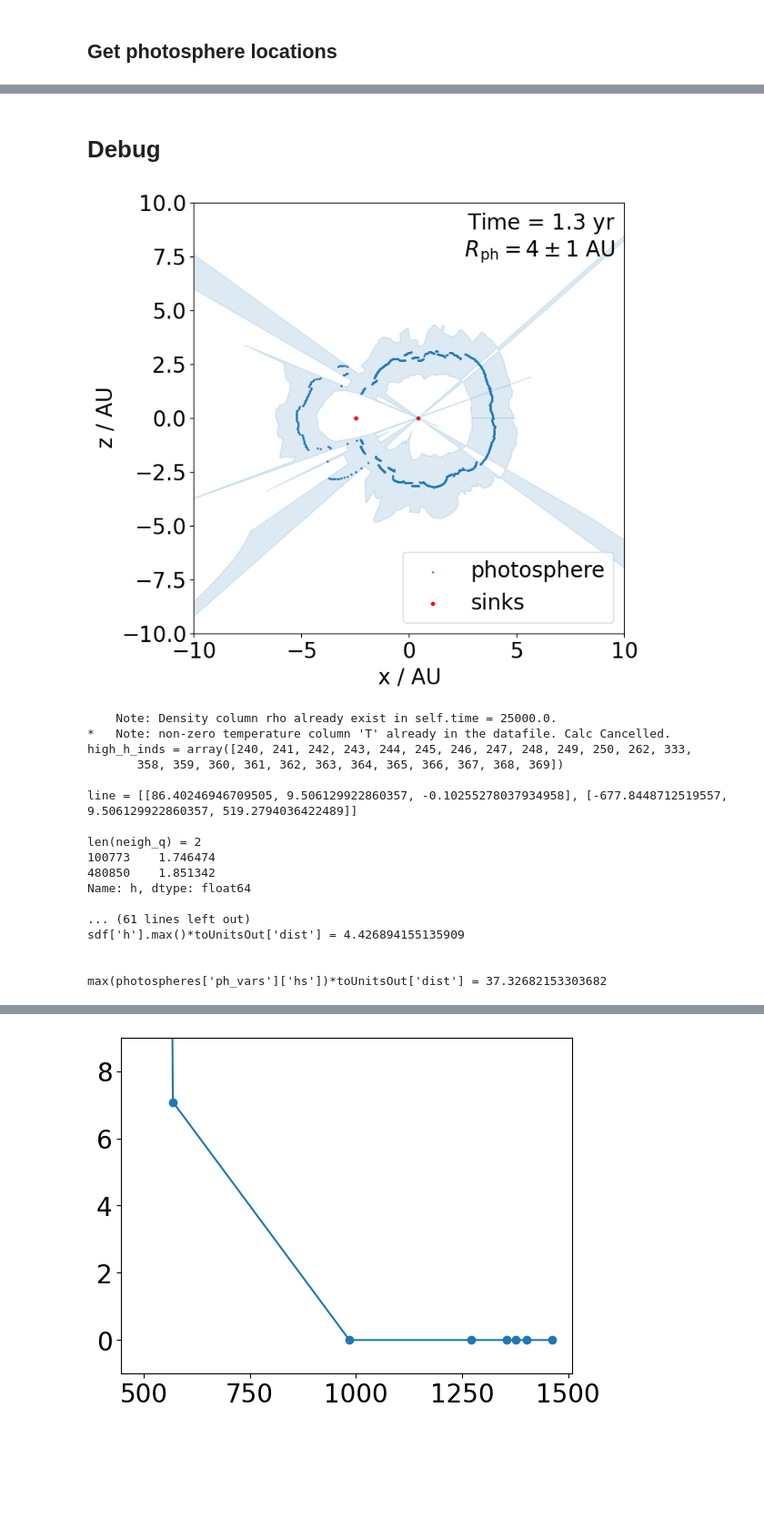
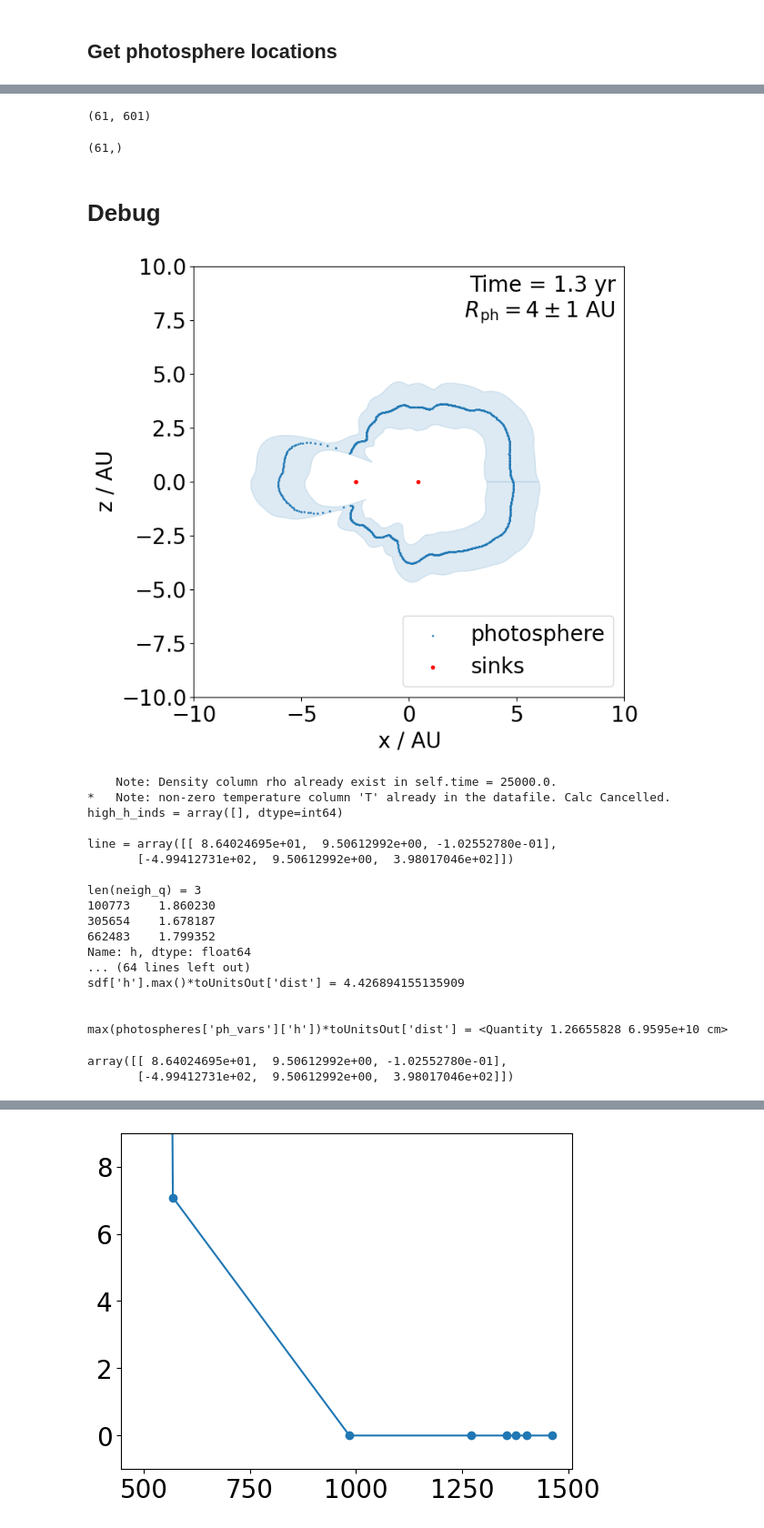
Before and after one commit to chunliangmu/RTinCEE-scripts-2024, a Jupyter notebook: script_PhLocCircles_analysis.ipynb, the cells around one changed output, grey strips where cells are left out. Shown at 91% size. Cells and saved outputs as stored; diff of their text form; code cells hidden in the pictures; blank space fills up the shorter version.

```diff
--- a/script_PhLocCircles_analysis.ipynb
+++ b/script_PhLocCircles_analysis.ipynb
@@ -140,7 +141,8 @@ if __name__ == '__main__':
             job_filename = mupl.get_filename_phantom_dumps(job_name, file_index)
             for ax, plane_axes in zip(axes_col, plane_axes_list):
                 try:
-                    photospheres = read_photospheres(f"{job_filename}__photosphere-xsec__R1-{plane_axes}.json")
+                    with open(f"{job_filename}__photosphere-xsec__R1-{plane_axes}.json", 'r') as f:
+                        photospheres = mupl.readwrite.json_load(f)
                 except FileNotFoundError:
                     print(f"Warning: File for {job_filename} does not exist.")
                 else:
@@ -213,7 +215,8 @@ if __name__ == '__main__':
             job_filename = mupl.get_filename_phantom_dumps(job_name, file_index)
             for ax, plane_axes in zip(axes_col, plane_axes_list):
                 try:
-                    photospheres = read_photospheres(f"{job_filename}__photosphere-xsec__R1-{plane_axes}.json")
+                    with open(f"{job_filename}__photosphere-xsec__R1-{plane_axes}.json", 'r') as f:
+                        photospheres = mupl.readwrite.json_load(f)
                 except FileNotFoundError:
                     print(f"Warning: File for {job_filename} does not exist.")
                 else:
@@ -258,3 +333,11 @@ Warning: File for ../photosphere/miguel_2m_2022/binary_17100 does not exist.
+# %%
+Ts_arr.shape
+# %% [output]
+(61, 601)
+# %%
+np.average(Ts_arr, axis=1).shape
+# %% [output]
+(61,)
 # %% [markdown]
 # Debug
 # %%
@@ -267,41 +350,42 @@ do_debug = True
 
 if __name__ == '__main__' and do_debug:
     photosphere_tau = 1.
     box_lim = 10
     xlim = (-box_lim, box_lim)
     ylim = xlim
     file_index = 500
     plane_axes = 'xzy'
     job_profile = JOB_PROFILES[3]
     job_name = job_profile['job_name']
     plot_title_suffix=job_profile['plot_title_suffix']
     job_filename = mupl.get_filename_phantom_dumps(job_name, file_index)
-    photospheres = read_photospheres(f"{job_filename}__photosphere-xsec__R1-{plane_axes}.json")
+    with open(f"{job_filename}__photosphere-xsec__R1-{plane_axes}.json", 'r') as f:
+        photospheres = mupl.readwrite.json_load(f)
     fig, ax, _ = plot_mpdf_photosphere_xsec(
                         photospheres,
                         job_name, file_index, plot_title_suffix,
                         do_legend=True, box_lim=box_lim, unitsOut=unitsOut,
                         outfilename_noext="",
                     )
 
     toUnitsOut = {}
     unitsOutTxt = {}
     unitsIn = {
         'dist': photospheres['units_cgs']['dist'] * units.cm,
     }
     for key in ['dist']:
         toUnitsOut[ key] = (1.*unitsIn[key]).to_value(unitsOut[key])
         unitsOutTxt[key] = unitsOut[key].to_string('latex')
-    x = photospheres['ph_vars']['xsec_locs'][:, 0] * toUnitsOut['dist']
-    y = photospheres['ph_vars']['xsec_locs'][:, 1] * toUnitsOut['dist']
-    h = photospheres['ph_vars']['hs'] * toUnitsOut['dist']
-    R1 = photospheres['ph_vars']['R1s'] * toUnitsOut['dist']
+    x = photospheres['ph_vars']['xsec_loc'][:, 0] * toUnitsOut['dist']
+    y = photospheres['ph_vars']['xsec_loc'][:, 1] * toUnitsOut['dist']
+    h = photospheres['ph_vars']['h'] * toUnitsOut['dist']
+    R1 = photospheres['ph_vars']['R1'] * toUnitsOut['dist']
     xerr_combined = np.concatenate(
-        (photospheres['ph_vars']['xsec_locs_min1h'][:, 0], photospheres['ph_vars']['xsec_locs_add1h'][::-1, 0])) * toUnitsOut['dist']
+        (photospheres['ph_vars']['xsec_loc_min1h'][:, 0], photospheres['ph_vars']['xsec_loc_add1h'][::-1, 0])) * toUnitsOut['dist']
     yerr_combined = np.concatenate(
-        (photospheres['ph_vars']['xsec_locs_min1h'][:, 1], photospheres['ph_vars']['xsec_locs_add1h'][::-1, 1])) * toUnitsOut['dist']
+        (photospheres['ph_vars']['xsec_loc_min1h'][:, 1], photospheres['ph_vars']['xsec_loc_add1h'][::-1, 1])) * toUnitsOut['dist']
 # %% [output]
-[figure, old version]
+[figure, new version]
 # %%
 if __name__ == '__main__' and do_debug:
     job_profile = JOB_PROFILES[3]
@@ -316,48 +400,52 @@ if __name__ == '__main__' and do_debug:
         calc_params_params={'ieos': None, 'overwrite': False, 'kappa_translate_from_cgs_units': False},)
 
     #mpdf.plot_render(rendered='h', xlim=(-box_lim_Rsun, box_lim_Rsun), ylim=(-box_lim_Rsun, box_lim_Rsun), norm=None)
-    high_h_inds = np.where(photospheres['ph_vars']['hs']>0.9*photospheres['ph_vars']['R1s'])[0]
+    high_h_inds = np.where(photospheres['ph_vars']['h']>0.9*photospheres['ph_vars']['R1'])[0]
     print(f"{high_h_inds = }")
-    sink_loc = [photospheres['dump_info']['sinks_locs'][ax][0] for ax in 'xyz']
-    xsec_loc = photospheres['ph_vars']['xsec_locs'][243] # 364
-    pt_loc = [xsec_loc[0], sink_loc[1], xsec_loc[1]]
-    line = [sink_loc,pt_loc]
+    sink_loc = [photospheres['dump_info']['sinks_locs'][ax][0].value for ax in 'xyz']
+    xsec_loc = photospheres['ph_vars']['xsec_loc'][243] # 364
+    pt_loc = np.array([xsec_loc[0].to_value(mpdf.units['dist']), sink_loc[1], xsec_loc[1].to_value(mpdf.units['dist'])])
+    line = np.array([sink_loc,pt_loc])
     print(f"\n{line = }\n")
     neigh_inds = mupl.get_sph_close_pts_indices(loc=pt_loc, sdf=sdf)
-    sdf_neigh_xyz = sdf[neigh_inds][['x', 'y', 'z']]
+    sdf_neigh_xyz = np.array(sdf[neigh_inds][['x', 'y', 'z']])
     neigh_dist = mupl.get_dist2_between_2pt(pt_loc, sdf_neigh_xyz)**0.5
     neigh_q = neigh_dist / sdf[neigh_inds]['h']
     print(f"{len(neigh_q) = }\n{neigh_q}")
     print(f"\n{pt_loc = }\n\n{mupl.get_closest_pt_on_line(sdf_neigh_xyz, line)=}\n\n{sdf_neigh_xyz = }")
     print(f"\n{sdf['T'][neigh_inds] = }")
-    pts_on_line = mupl.get_closest_pt_on_line(sdf[['x', 'y', 'z']], line)
-    dist2 = mupl.get_dist2_between_2pt(sdf[['x', 'y', 'z']], pts_on_line)
+    pts_on_line = mupl.get_closest_pt_on_line(np.array(sdf[['x', 'y', 'z']]), line)
+    dist2 = mupl.get_dist2_between_2pt(np.array(sdf[['x', 'y', 'z']]), pts_on_line)
     line_neigh_inds = dist2 < sdf['h']**2
-    sdf[['x', 'y', 'z']][line_neigh_inds]
     print(f"\n{pts_on_line = }\n")
     pts_on_ray, dtaus, pts_order = mupl.get_optical_depth_by_ray_tracing_3D(sdf, line)
     print(f"\n{pts_on_ray[pts_order] = }\n")
     print(f"\n{sdf[['x', 'y', 'z', 'rho', 'h', 'T']].iloc[pts_order][:10] = }\n")
     print(f"\n{dtaus[pts_order][:10] = }\n")
     print(f"\n{sdf['h'].max()*toUnitsOut['dist'] = }\n")
-    print(f"\n{max(photospheres['ph_vars']['hs'])*toUnitsOut['dist'] = }\n")
+    print(f"\n{max(photospheres['ph_vars']['h'])*toUnitsOut['dist'] = }\n")
 # %% [output]
     Note: Density column rho already exist in self.time = 25000.0.
 *   Note: non-zero temperature column 'T' already in the datafile. Calc Cancelled.
-high_h_inds = array([240, 241, 242, 243, 244, 245, 246, 247, 248, 249, 250, 262, 333,
-       358, 359, 360, 361, 362, 363, 364, 365, 366, 367, 368, 369])
+high_h_inds = array([], dtype=int64)
 
-line = [[86.40246946709505, 9.506129922860357, -0.10255278037934958], [-677.8448712519557, 9.506129922860357, 519.2794036422489]]
+line = array([[ 8.64024695e+01,  9.50612992e+00, -1.02552780e-01],
+       [-4.99412731e+02,  9.50612992e+00,  3.98017046e+02]])
 
-len(neigh_q) = 2
-100773    1.746474
-480850    1.851342
+len(neigh_q) = 3
+100773    1.860230
+305654    1.678187
+662483    1.799352
 Name: h, dtype: float64
-
-... (61 lines left out)
+... (64 lines left out)
 sdf['h'].max()*toUnitsOut['dist'] = 4.426894155135909
 
 
-max(photospheres['ph_vars']['hs'])*toUnitsOut['dist'] = 37.32682153303682
+max(photospheres['ph_vars']['h'])*toUnitsOut['dist'] = <Quantity 1.26655828 6.9595e+10 cm>
+# %%
+line
+# %% [output]
+array([[ 8.64024695e+01,  9.50612992e+00, -1.02552780e-01],
+       [-4.99412731e+02,  9.50612992e+00,  3.98017046e+02]])
 # %%
 if __name__ == '__main__' and do_debug:
```
Also changed, not shown: parts of 8 cells of this notebook, 5 other files.
